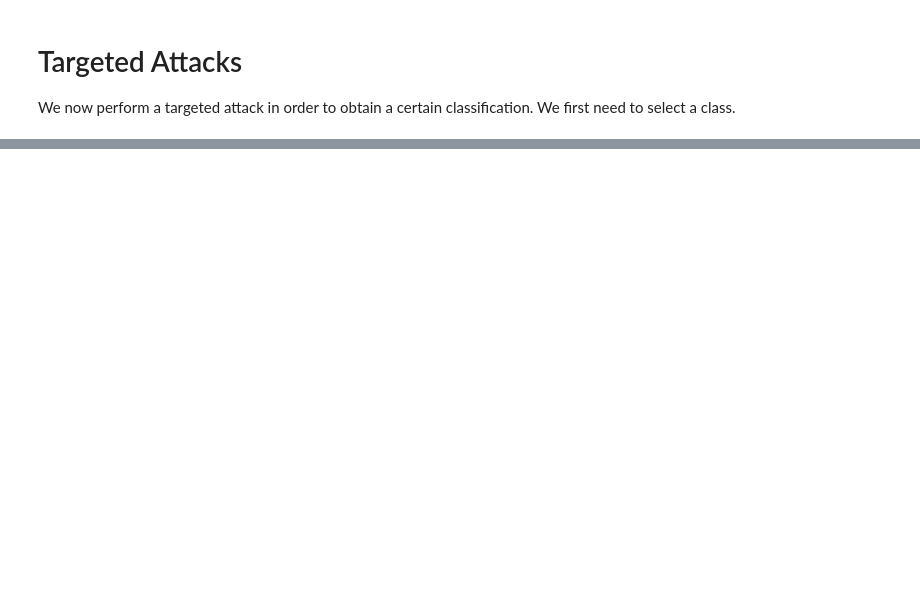
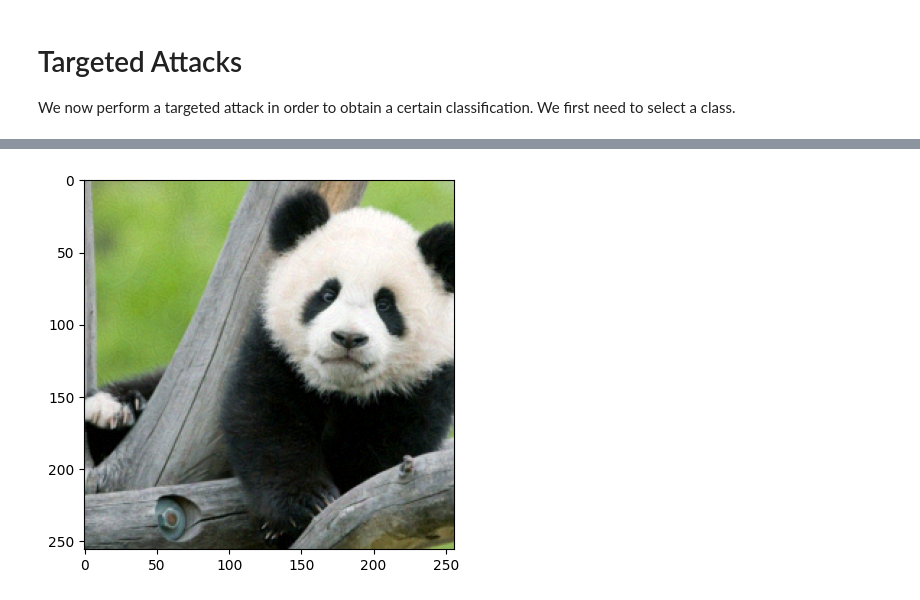
Before and after one commit to TimRoith/SeminarAdversarialRobustness, a Jupyter notebook: Adversarial_Attacks.ipynb, the cells around one changed output, grey strips where cells are left out. Cells and saved outputs as stored; diff of their text form; code cells hidden in the pictures; blank space fills up the shorter version.

```diff
--- a/Adversarial_Attacks.ipynb
+++ b/Adversarial_Attacks.ipynb
@@ -51,11 +96,12 @@ for j, c in enumerate(clf.categ):
 # %%
 attack = adv.Linf_pgsd(targeted=True,
                       attack_iters=10,
-                      epsilon=0.1,
+                      epsilon=0.02,
                       alpha=0.01,
                       init_mode = 'uniform',
                       verbosity = 1)
-xadv = attack(model, I, y=torch.tensor(([4])))
+xadv = attack(model, I, y=torch.tensor(([732])))
 
 show_image(xadv)
 clf(xadv, k=3)
+# %% [output]
@@ -62,3 +121,4 @@ clf(xadv, k=3)
+[figure, added]
 # %%
 diff = (I-xadv)
 diff -= diff.min()
```
Also changed, not shown: parts of 7 cells of this notebook, 4 other files.
